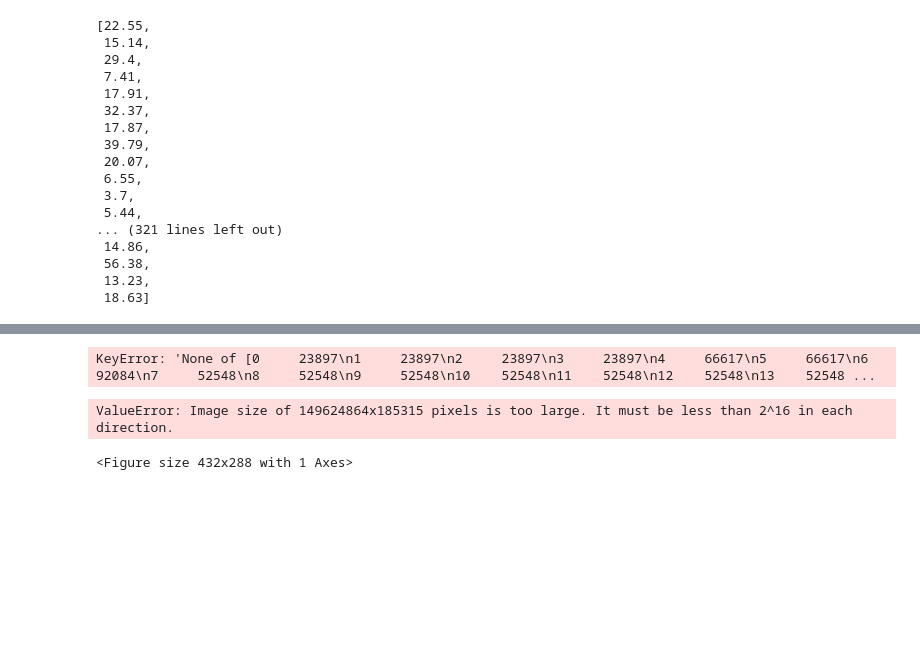
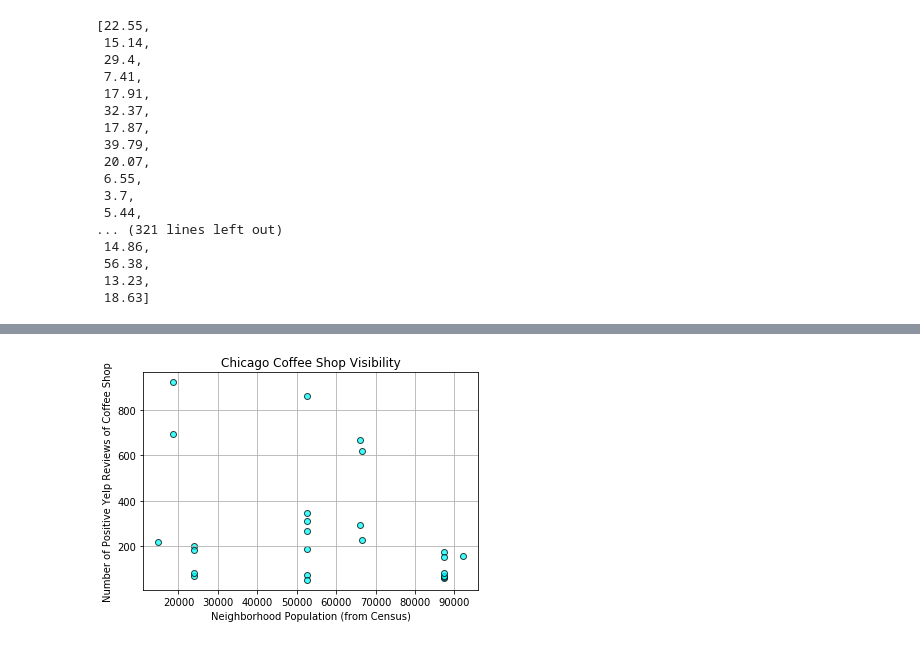
Before and after one commit to prathyushachalla/FindMyCoffeewithGIS, a Jupyter notebook: Xuan_testing-Copy1_KB.ipynb, the cells around one changed output, grey strips where cells are left out. Cells and saved outputs as stored; diff of their text form; code cells hidden in the pictures; blank space fills up the shorter version.

Commit message:
added a graph

```diff
--- a/Xuan_testing-Copy1_KB.ipynb
+++ b/Xuan_testing-Copy1_KB.ipynb
@@ -361,7 +358,5 @@ fig3
 # X-axis = total number of reviews in that zip code (sum of reviews in zip)
 # Y-axis = average number of ratings in that zip code (mean/avg of raring in zip)
 
-population_bubble = merged_coffee_pop.loc[merged_coffee_pop["Population in 2010"]]
+#population_bubble = merged_coffee_pop.loc[merged_coffee_pop["Population in 2010"]]
-# %% [output]
-KeyError: 'None of [0     23897\n1     23897\n2     23897\n3     23897\n4     66617\n5     66617\n6     92084\n7     52548\n8     52548\n9     52548\n10    52548\n11    52548\n12    52548\n13    52548 ...
 # %%
@@ -370,18 +365,33 @@ yelp_rating = merged_coffee_pop["rating"].mean()
 # %%
-# Create and format scatter plot
-plt.scatter(yelp_review, yelp_rating, marker = "o", edgecolors = "black", facecolor = "coral",
-            alpha = 0.75, linewidth = 1.0)
+# # Create and format scatter plot
+# plt.scatter(yelp_review, yelp_rating, marker = "o", edgecolors = "black", facecolor = "coral",
+#             alpha = 0.75, linewidth = 1.0)
 
-plt.xlabel('Number of Reviews Per Coffee Shops')
-plt.ylabel('Average Rating (in Stars) of Coffee Shops')
-plt.title('Population of Chicago Neighborhood vs. Popularity of Coffee Shops (by Yelp Reviews and Ratings)')
-plt.text(42, 30, 'Note: Circle size correlates population of Chicago Neighborhood (by Zip Code)')
+# plt.xlabel('Number of Reviews Per Coffee Shops')
+# plt.ylabel('Average Rating (in Stars) of Coffee Shops')
+# plt.title('Population of Chicago Neighborhood vs. Popularity of Coffee Shops (by Yelp Reviews and Ratings)')
+# plt.text(42, 30, 'Note: Circle size correlates population of Chicago Neighborhood (by Zip Code)')
 
-plt.grid()
+# plt.grid()
 
-# plt.legend(pyber_data_complete["type"].unique(), title="City Types")
+# # plt.legend(pyber_data_complete["type"].unique(), title="City Types")
 
-plt.show()
+# plt.show()
-# %% [output]
-ValueError: Image size of 149624864x185315 pixels is too large. It must be less than 2^16 in each direction.
-<Figure size 432x288 with 1 Axes>
+# %%
+# Scatter Plot - Population of Neighborhood (by Zip Code) vs. Number of Reviews (from Yelp) - Visibility of Shop
+yelp_reviews = merged_coffee_pop["review_count"]
+by_population = merged_coffee_pop["Population in 2010"]
+# %%
+plt.scatter(by_population, yelp_reviews, marker = "o", edgecolors = "black", facecolor = "cyan",
+            alpha = 0.75, linewidth = 1.0)
+
+plt.xlabel('Neighborhood Population (from Census)')
+plt.ylabel('Number of Positive Yelp Reviews of Coffee Shop')
+plt.title('Chicago Coffee Shop Visibility')
+# plt.text(42, 30, 'Note: Circle size correlates population of Chicago Neighborhood (by Zip Code)')
+
+plt.grid()
+# plt.savefig("../CoffeeShopVisibility.png")
+plt.show()
+# %% [output]
+[figure, added]
```
Also changed, not shown: parts of 8 cells of this notebook.
